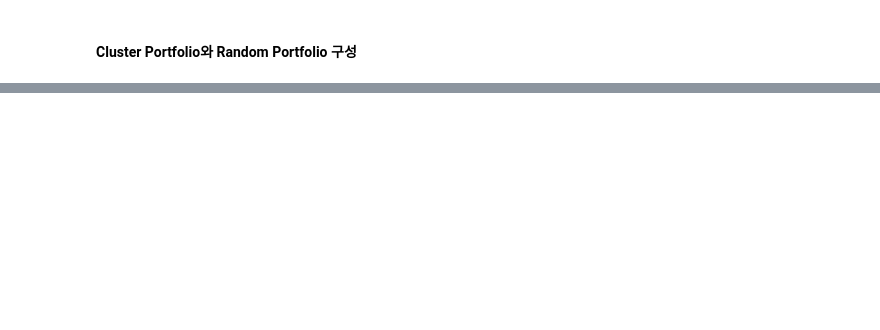
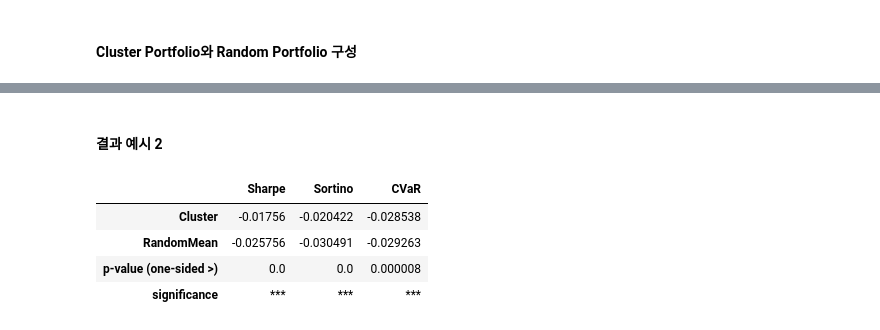
Before and after one commit to taekyounglee1224/SWCAP-Clustering-Valuation-Portfolio, a Jupyter notebook: portfolio.ipynb, the cells around one changed output, grey strips where cells are left out. Saved outputs shown, nothing was run; the diff lists cells and outputs as text; code cells hidden in the pictures; blank space fills up the shorter version.

```diff
--- a/portfolio.ipynb
+++ b/portfolio.ipynb
@@ -431,0 +484,10 @@ t_test_df_out
+# %% [markdown]
+#### 결과 예시 2
+# %%
+pd.DataFrame(t_test_results['filtered_cluster_0']['out_sample'])
+# %% [output]
+|  | Sharpe | Sortino | CVaR |
+| Cluster | -0.01756 | -0.020422 | -0.028538 |
+| RandomMean | -0.025756 | -0.030491 | -0.029263 |
+| p-value (one-sided >) | 0.0 | 0.0 | 0.000008 |
+| significance | *** | *** | *** |
```
Also changed, not shown: parts of 42 cells of this notebook, 19 other files.
